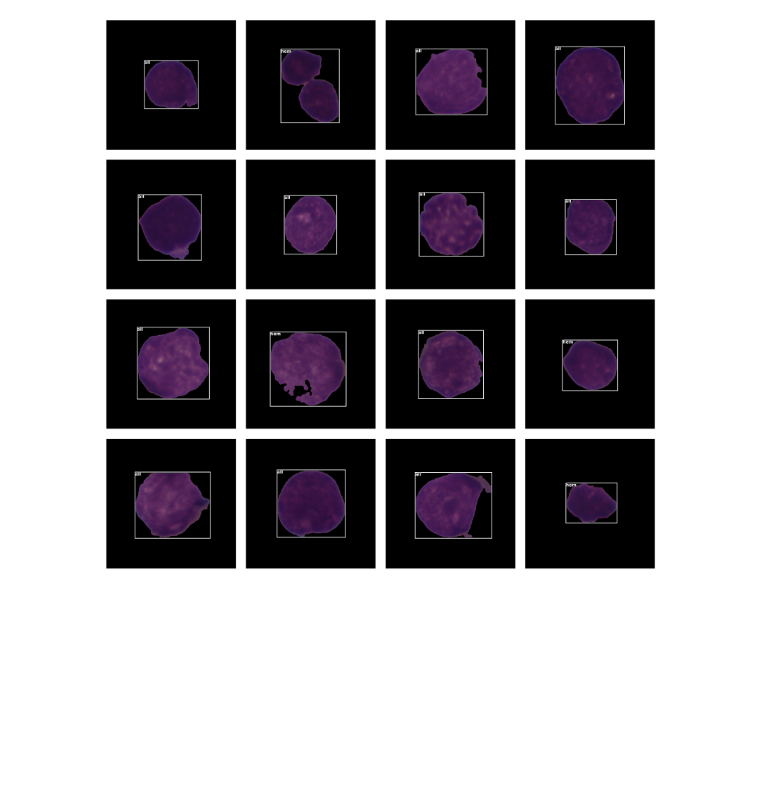
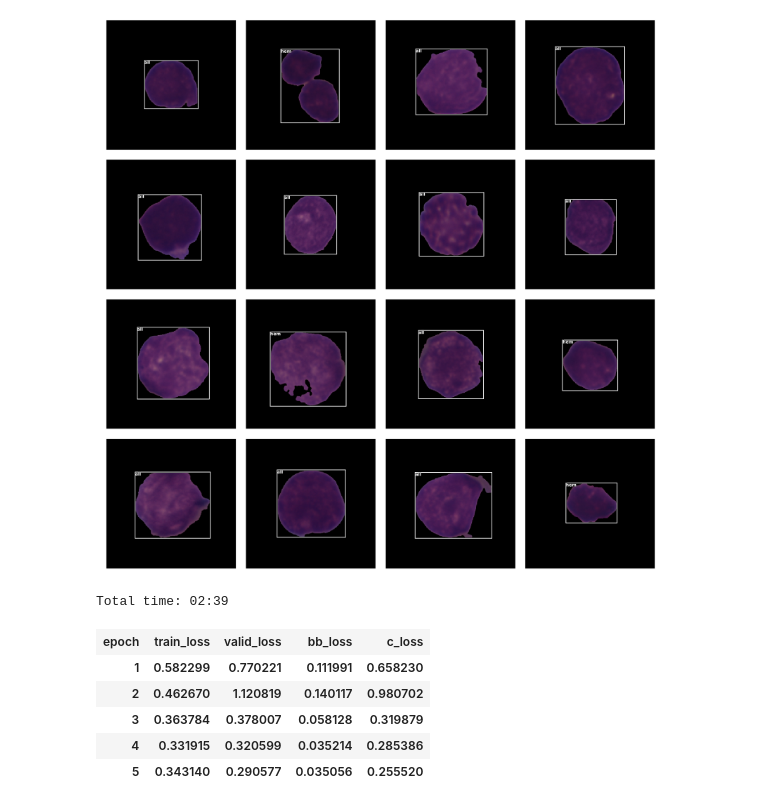
Before and after one commit to ChristianMarzahl/ISBI2019_WhiteBloodCancer, a Jupyter notebook: RCNN/RCNN-baseline.ipynb, the cells around one changed output. Saved outputs shown, nothing was run; the diff lists cells and outputs as text; code cells hidden in the pictures; blank space fills up the shorter version.

```diff
--- a/RCNN/RCNN-baseline.ipynb
+++ b/RCNN/RCNN-baseline.ipynb
@@ -56,6 +60,34 @@ class CellFinder(nn.Module):
         classifier = self.classifier(x)
 
         return [classifier, 2 * (box.sigmoid_() - 0.5)]
+# %%
+class CombinedLoss(nn.Module):
+
+    def forward(self, output, bbox_tgts, clas_tgts):
+        clas_preds, bbox_preds = output
+
+        self.loss1 = L1Loss()(bbox_preds, bbox_tgts.squeeze())
+        self.loss2 = CrossEntropyFlat()(clas_preds, clas_tgts-1)
+        return self.loss1 + self.loss2
+# %%
+class HandleDualLoss(LearnerCallback):
+    _order = -20 #Needs to run before the recorder
+
+    def on_train_begin(self, **kwargs):
+        self.learn.recorder.add_metric_names(['bb_loss', 'c_loss'])
+
+    def on_epoch_begin(self, **kwargs):
+        self.bb_loss, self.c_loss, self.nums = 0., 0., 0
+
+    def on_batch_end(self, last_target, train, **kwargs):
+        if not train:
+            bs = last_target[0].size(0)
+            self.bb_loss += bs * learn.loss_func.loss1.detach()
+            self.c_loss += bs * learn.loss_func.loss2.detach()
+            self.nums += bs
+
+    def on_epoch_end(self, **kwargs):
+        self.learn.recorder.add_metrics([self.bb_loss/self.nums, self.c_loss/self.nums])
 # %%
 def loss_fn(output, bbox_tgts, clas_tgts):
     clas_preds, bbox_preds = output
@@ -67,4 +99,12 @@ learn.split([learn.model.cnn[:6], learn.model.cnn[6:], learn.model.box_regressor
 # %%
 learn.freeze_to(-2)
 # %%
-learn.fit_one_cycle(10, 1e-2)
+learn.fit_one_cycle(5, 1e-2)
+# %% [output]
+Total time: 02:39
+| epoch | train_loss | valid_loss | bb_loss | c_loss |
+| 1 | 0.582299 | 0.770221 | 0.111991 | 0.658230 |
+| 2 | 0.462670 | 1.120819 | 0.140117 | 0.980702 |
+| 3 | 0.363784 | 0.378007 | 0.058128 | 0.319879 |
+| 4 | 0.331915 | 0.320599 | 0.035214 | 0.285386 |
+| 5 | 0.343140 | 0.290577 | 0.035056 | 0.255520 |
```
Also changed, not shown: parts of 8 cells of this notebook, 2 other files.
